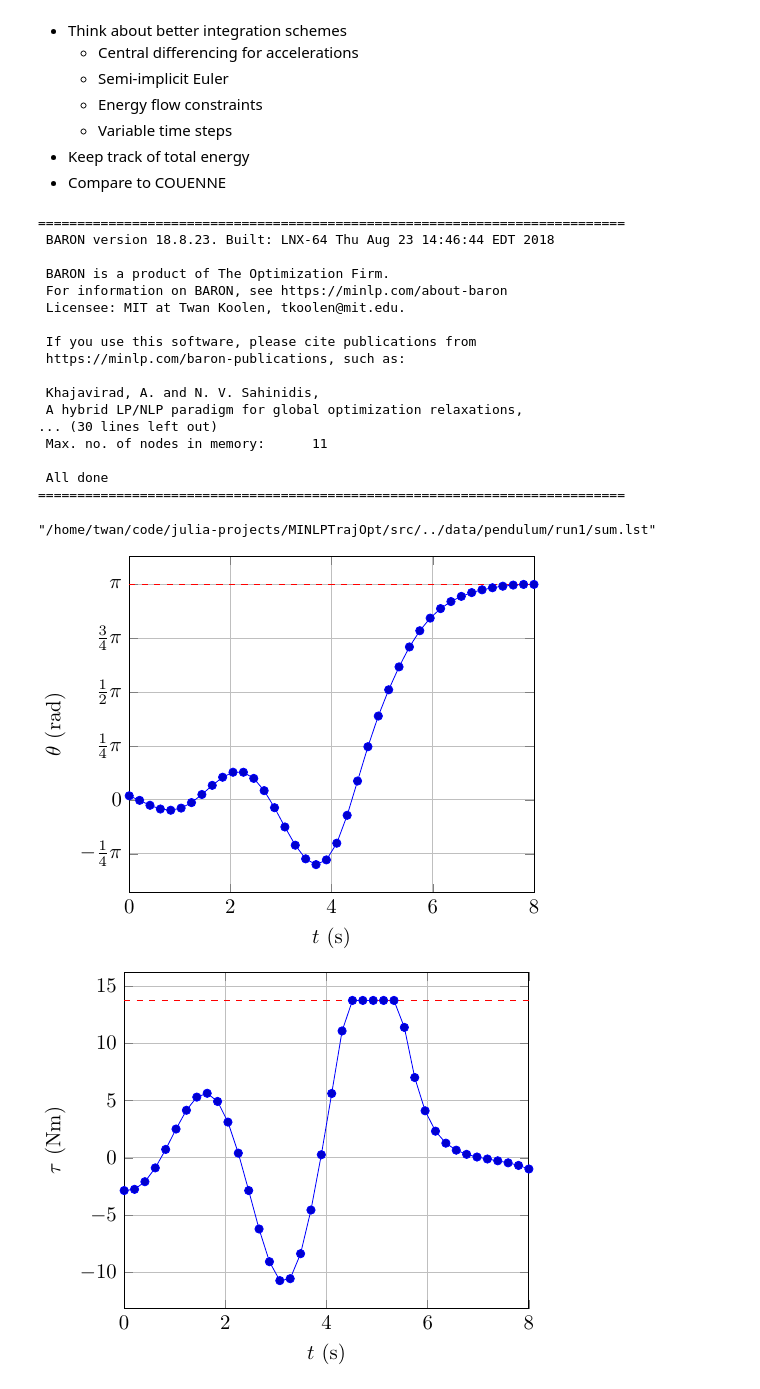
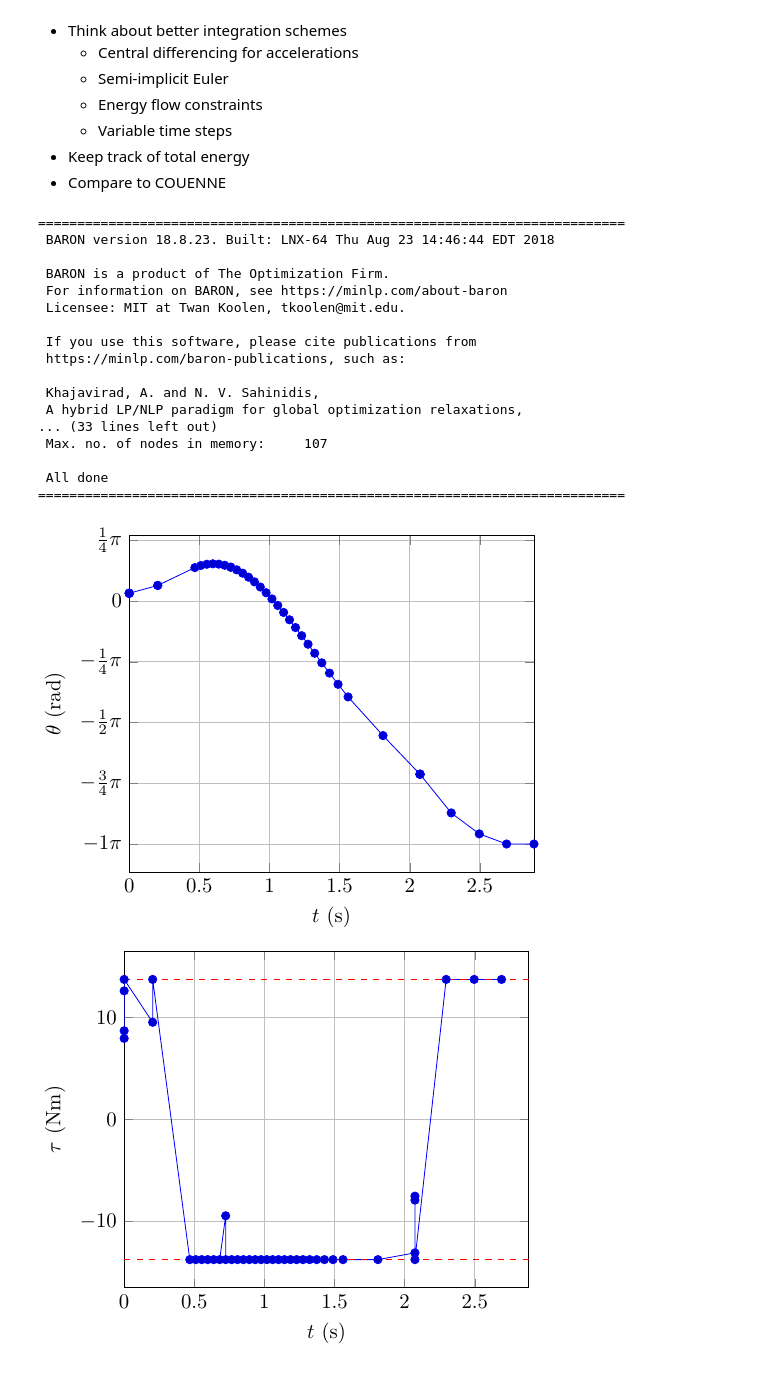
Before and after one commit to tkoolen/MINLPTrajOpt, a Jupyter notebook: notebooks/exploration/Trajectory optimization for torque-limited pendulum.ipynb, the cells around one changed output. Saved outputs shown, nothing was run; the diff lists cells and outputs as text; code cells hidden in the pictures.

```diff
--- a/notebooks/exploration/Trajectory optimization for torque-limited pendulum.ipynb
+++ b/notebooks/exploration/Trajectory optimization for torque-limited pendulum.ipynb
@@ -37,10 +35,19 @@ parameters = PendulumParameters()
 θ0 = 0.1
 θd0 = 0.0
 T = 8.0
-N = 40
-Δt = T / N
+fixedstep = false
+if fixedstep
+    N = 40
+    Δt = T / N
+    Δtmin = Δt
+    Δtmax = Δt
+else
+    Δtmin = 0.0
+    Δtmax = 0.5
+end
+
 problem = PendulumSwingUpProblem(parameters, (θ0, θd0), solver;
-    τmax = τmax, Δt=Δt, N=N);
+    τmax = τmax, Δtmin=Δtmin, Δtmax=Δtmax, T=T, N=N);
 # %%
 status = solve(problem.model)
 @assert status == :Optimal
@@ -67,18 +74,17 @@ end
 
  Khajavirad, A. and N. V. Sahinidis,
  A hybrid LP/NLP paradigm for global optimization relaxations,
-... (30 lines left out)
- Max. no. of nodes in memory:      11
+... (33 lines left out)
+ Max. no. of nodes in memory:     107
 
  All done
 ===========================================================================
-"/home/twan/code/julia-projects/MINLPTrajOpt/src/../data/pendulum/run1/sum.lst"
 # %%
 include(joinpath(rootdir, "extras", "plotting.jl"));
 # %%
-t = range(0.0, stop=T, length=N)
+t = [0.0; cumsum(getvalue.(problem.Δt))]
 Δθ = atan.(getvalue.(problem.sΔθ) ./ getvalue.(problem.cΔθ))
-θ = θ0 .+ cumsum(Δθ)
+θ = θ0 .+ [0.0; cumsum(Δθ)]
 τ = getvalue.(problem.τ)
 θdd = getvalue.(problem.θdd);
 # %%
@@ -100,13 +106,13 @@ piticks!(p, 1//4; axis=:y)
 save_data && pgfsave(joinpath(datadir, "theta.pdf"), p)
 p
 # %% [output]
-[figure, old version]
+[figure, new version]
 # %%
-p = timeplot(t, τ; ylabel=L"$\tau$ (Nm)")
+p = timeplot(t[1 : end - 1], τ; ylabel=L"$\tau$ (Nm)", tmax=t[end])
 push!(p, @pgf HLine({dashed, red, thick}, τmax))
 push!(p, @pgf HLine({dashed, red, thick}, -τmax))
 save_data && pgfsave(joinpath(datadir, "tau.pdf"), p)
 p
 # %% [output]
-[figure, old version]
+[figure, new version]
 # %%
```
Also changed, not shown: parts of 2 cells of this notebook, 2 other files.
